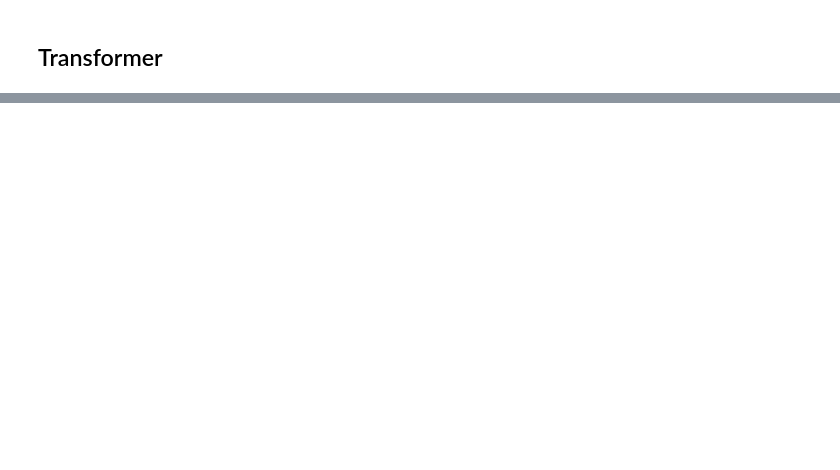
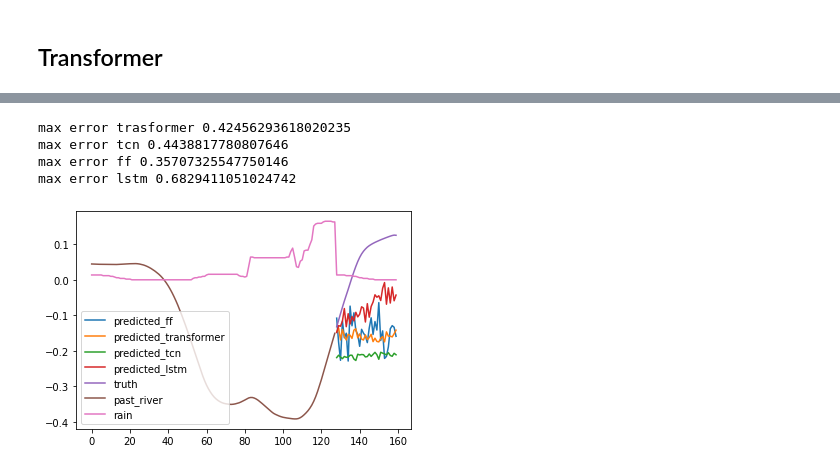
Before and after one commit to federicoB/hidroML, a Jupyter notebook: notebook.ipynb, the cells around one changed output, grey strips where cells are left out. Cells and saved outputs as stored; diff of their text form; code cells hidden in the pictures; blank space fills up the shorter version.

Commit message:
visualization of differences between models

```diff
--- a/notebook.ipynb
+++ b/notebook.ipynb
@@ -18,3 +23,25 @@ mpld3.enable_notebook()
+# %%
+# utils
+def sequentialize(arr, seq_lenght, look_ahead):
+    early_stopping = arr.shape[0] - seq_lenght - look_ahead + 1
+    x_dataset = np.zeros((early_stopping, seq_lenght, arr.shape[1]))
+    y_dataset = np.zeros((early_stopping,look_ahead))
+    for i in range(early_stopping):
+        x_dataset[i] = arr[i:i + seq_lenght]
+        y_dataset[i] = arr[i + seq_lenght:i+seq_lenght+look_ahead, 0]
+    return x_dataset, y_dataset
+
+def split_dataset(arr,ratio):
+    dataset_limit = int(arr.shape[0]*ratio)
+    train = arr[:dataset_limit]
+    val = arr[dataset_limit:]
+    return train, val
+
+def data_scale(arr):
+    scaler = MinMaxScaler(feature_range=(0,1))
+    scaler.fit(arr.reshape(-1,1))
+    new_arr = arr / (scaler.data_max_ - scaler.data_min_)
+    return new_arr, scaler
 # %%
 # general hyperparameters
 training_data_ratio = 0.9
@@ -75,7 +102,7 @@ train_x, train_y, val_x, val_y, val_dates = \
 ## LSTM
 # %%
 ### LSTM Hyperparameters
-epoch = 1
+epoch = 5
 memory = 8
 # %%
 def LSTM_layer_wrapper(units,x):
@@ -192,3 +242,32 @@ predict_level_trasformer = transformer_model.predict(val_x)
 predict_level_tcn = tcn_model.predict(val_x)
 predict_level_ff = ff_model.predict(val_x)
 predict_level_lstm = lstm_model.predict(val_x)
+# %%
+max_error_tr = np.max(np.abs(predict_level_trasformer-val_y),axis=0)
+max_error_tcn = np.max(np.abs(predict_level_tcn-val_y),axis=0)
+max_error_ff = np.max(np.abs(predict_level_ff-val_y),axis=0)
+max_error_lstm = np.max(np.abs(predict_level_lstm-val_y),axis=0)
+print("max error trasformer {}".format(max_error_tr[-1]))
+print("max error tcn {}".format(max_error_tcn[-1]))
+print("max error ff {}".format(max_error_ff[-1]))
+print("max error lstm {}".format(max_error_lstm[-1]))
+# %% [output]
+max error trasformer 0.42456293618020235
+max error tcn 0.4438817780807646
+max error ff 0.35707325547750146
+max error lstm 0.6829411051024742
+# %%
+obs = 21765
+plt.plot(list(range(sample_length,sample_length+step_ahead)),predict_level_ff[obs],label='predicted_ff')
+plt.plot(list(range(sample_length,sample_length+step_ahead)),predict_level_trasformer[obs],label='predicted_transformer')
+plt.plot(list(range(sample_length,sample_length+step_ahead)),predict_level_tcn[obs],label='predicted_tcn')
+plt.plot(list(range(sample_length,sample_length+step_ahead)),predict_level_lstm[obs],label='predicted_lstm')
+plt.plot(list(range(sample_length,sample_length+step_ahead)),val_y[obs],label='truth')
+plt.plot(list(range(sample_length)),val_x[obs,:,0],label='past_river')
+#plt.plot(val_x[:,sample_length-1,0],label='true')
+plt.plot(list(range(sample_length+step_ahead)),np.concatenate((val_x[obs,:,1],val_x[obs+1,:step_ahead,1])),label='rain')
+#plt.plot(val_dates,val_x[:,127,2],label='time_of_year')
+plt.legend()
+plt.show(block=False)
+# %% [output]
+[figure, added]
```
Also changed, not shown: parts of 11 cells of this notebook, 2 other files.
